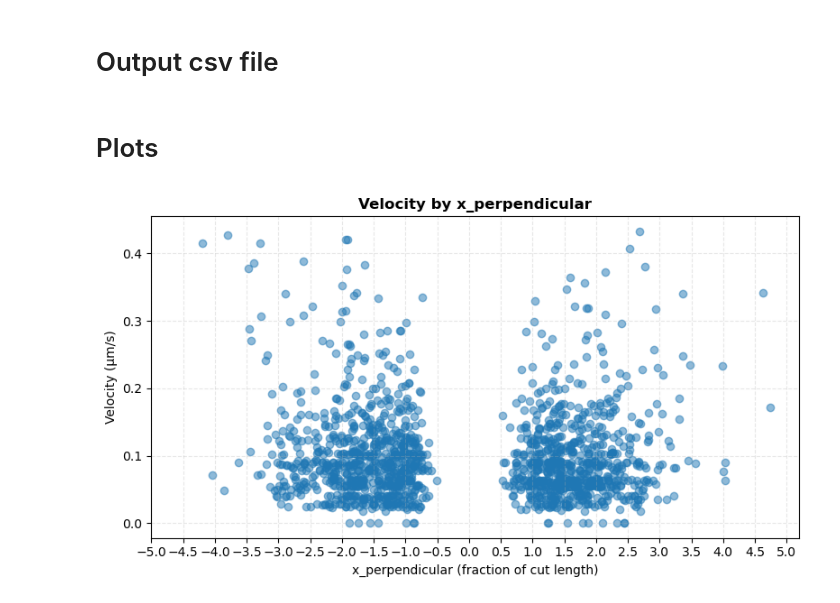
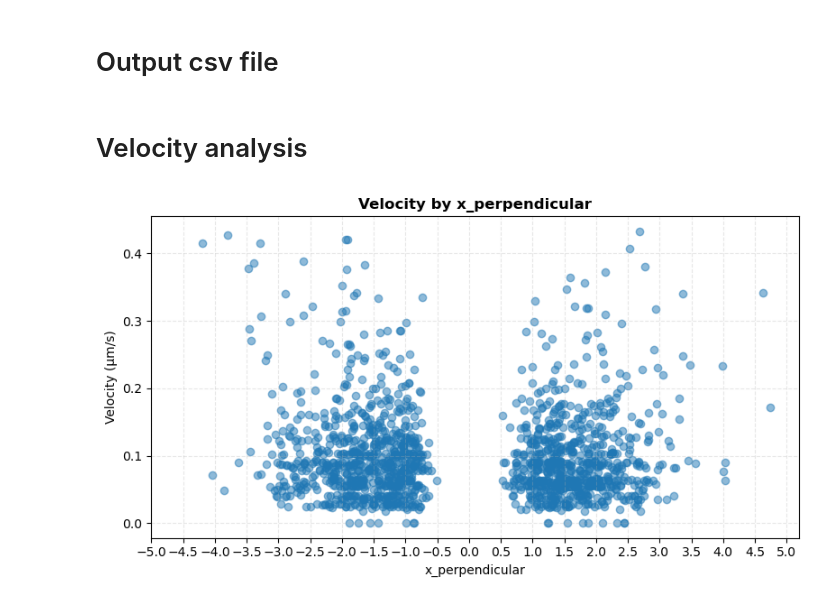
Before and after one commit to signynas/diet4CoLA, a Jupyter notebook: annotated_data.ipynb, the cells around one changed output. Cells and saved outputs as stored; diff of their text form; code cells hidden in the pictures.

Commit message:
Additional analysis on initial velocity

```diff
--- a/annotated_data.ipynb
+++ b/annotated_data.ipynb
@@ -519,35 +563,34 @@ plt.show()
 # %%
 points_final.to_csv('out/points.csv')
 # %% [markdown]
-# Plots
+# Velocity analysis
 # %%
 import matplotlib.pyplot as plt
+import numpy as np
 
-# Copy and filter to first timepoint after cut for each cell
+# Use only first timepoint after cut for each cell
 df = points_final.copy()
 cut_times = df.loc[df["cut"]].groupby("cell_id")["time"].min()
-df = df[df["time"].ge(df["cell_id"].map(cut_times))]
-first_times = df.groupby("cell_id")["time"].min()
-df = df[df["time"].isin(first_times)]
+df = df[df["time"].isin(cut_times)]
 
 # Drop rows with missing values
 df = df.dropna(subset=["x_perpendicular", "velocity"])
 
 # Scatter plot
 plt.figure(figsize=(8, 4.5))
 plt.scatter(df["x_perpendicular"], df["velocity"], alpha=0.5)
-plt.xlabel("x_perpendicular (fraction of cut length)")
+plt.xlabel("x_perpendicular")
 plt.ylabel("Velocity (µm/s)")
 plt.title("Velocity by x_perpendicular", fontweight="bold")
 plt.grid(True, alpha=0.3, linestyle="--")
 
 # Ticks every 0.5 µm
 min_x = df["x_perpendicular"].min()
 max_x = df["x_perpendicular"].max()
 if max_x > min_x:
     plt.xticks(np.arange(np.floor(min_x), np.ceil(max_x) + 0.5, 0.5))
 
 plt.tight_layout()
 plt.show()
 # %% [output]
-[figure, old version]
+[figure, new version]
```
Also changed, not shown: parts of 9 cells of this notebook.
